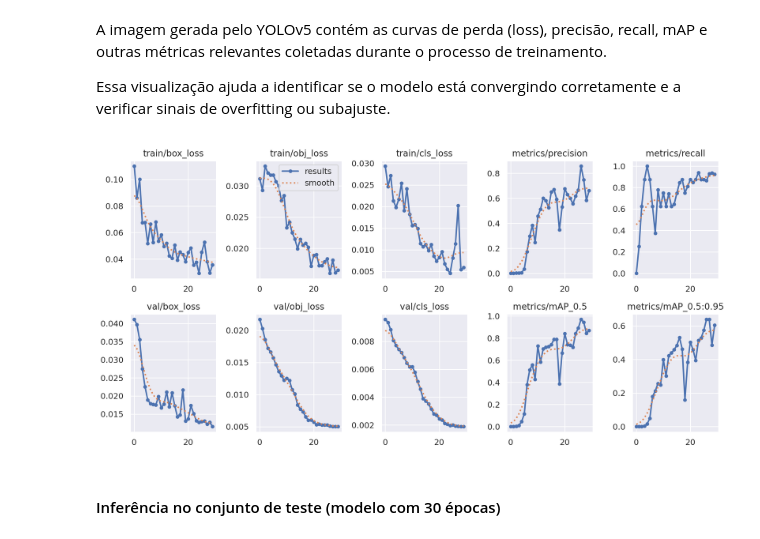
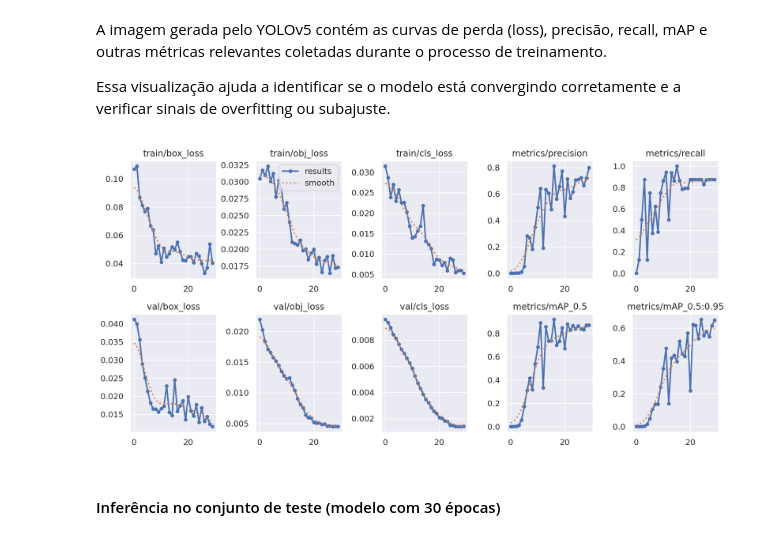
Before and after one commit to joseandrefilho/1TIAOR20242_FASE6_CAP1, a Jupyter notebook: notebooks/1TIAOR20242_FASE6_CAP1.ipynb, the cells around one changed output. Saved outputs shown, nothing was run; the diff lists cells and outputs as text; code cells hidden in the pictures.

```diff
--- a/notebooks/1TIAOR20242_FASE6_CAP1.ipynb
+++ b/notebooks/1TIAOR20242_FASE6_CAP1.ipynb
@@ -232,10 +277,10 @@ Essa visualização ajuda a identificar se o modelo está convergindo corretamen
 # %%
 from IPython.display import Image, display
 
 # Exibe o gráfico de métricas do treinamento
-display(Image(filename='runs/train/veiculos_yolo_30ep/results.png', width=1200))
+display(Image(filename=f'./yolov5/runs/train/{nome_treinamento}/results.png', width=1200))
 # %% [output]
-[figure, old version]
+[figure, new version]
 # %% [markdown]
 #### Inferência no conjunto de teste (modelo com 30 épocas)
 # %% [markdown]
```
Also changed, not shown: parts of 26 cells of this notebook, 6 other files.
